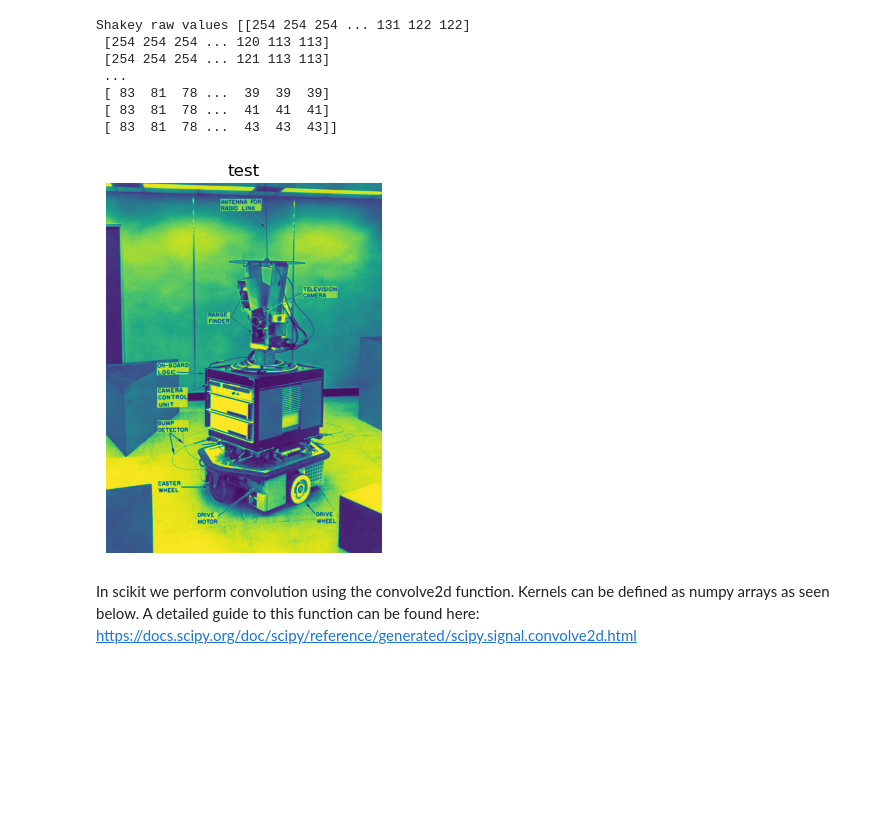
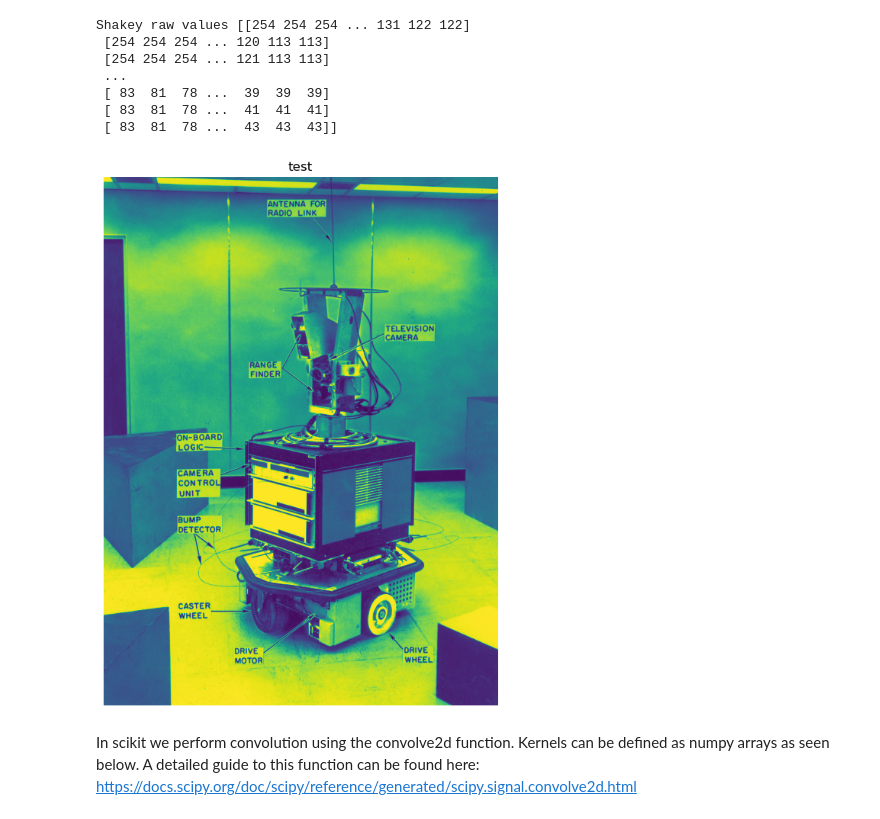
Before and after one commit to Memory1219/cv-assignments, a Jupyter notebook: Lab1/lab1.ipynb, the cells around one changed output. Saved outputs shown, nothing was run; the diff lists cells and outputs as text; code cells hidden in the pictures; blank space fills up the shorter version.

```diff
--- a/Lab1/lab1.ipynb
+++ b/Lab1/lab1.ipynb
@@ -42,12 +42,13 @@ Shakey raw values [[254 254 254 ... 131 122 122]
  [ 83  81  78 ...  41  41  41]
  [ 83  81  78 ...  43  43  43]]
 # %%
+plt.figure(figsize=(15, 9))
 plt.imshow(shakey)
 plt.title('test')
 plt.axis('off')
 plt.show()
 # %% [output]
-[figure, old version]
+[figure, new version]
 # %% [markdown]
 In scikit we perform convolution using the convolve2d function. Kernels can be defined as numpy arrays as seen below. A detailed guide to this function can be found here: https://docs.scipy.org/doc/scipy/reference/generated/scipy.signal.convolve2d.html
 # %%
```
Also changed, not shown: parts of 2 cells of this notebook, 1 other file.
